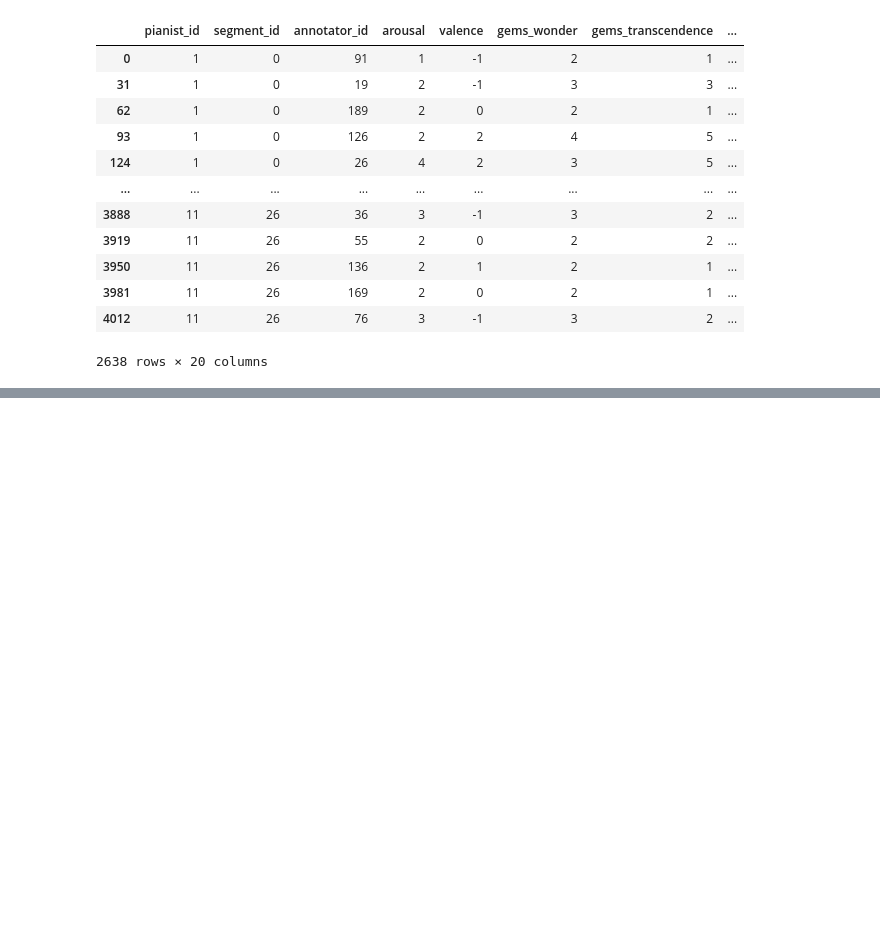
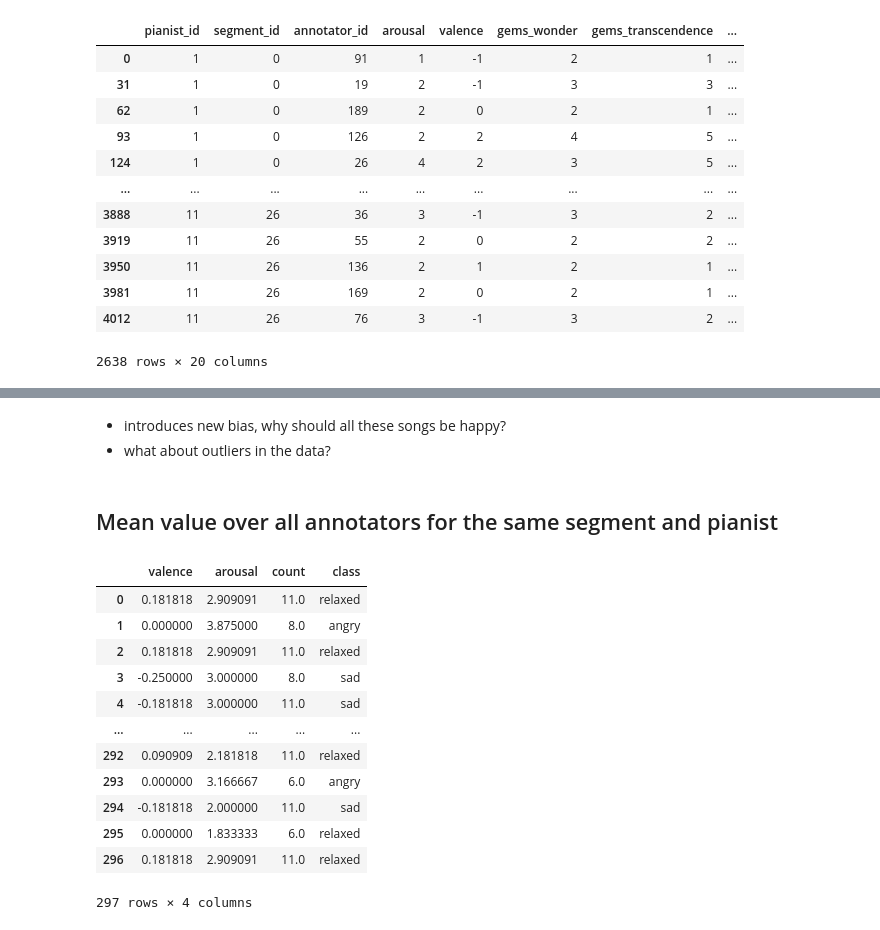
Before and after one commit to The-Deadly-Hyenas/Data-Exploration, a Jupyter notebook: data_exploration_patrick.ipynb, the cells around one changed output, grey strips where cells are left out. Cells and saved outputs as stored; diff of their text form; code cells hidden in the pictures; blank space fills up the shorter version.

```diff
--- a/data_exploration_patrick.ipynb
+++ b/data_exploration_patrick.ipynb
@@ -66,0 +176,32 @@ pandas_annot_df
+# %% [markdown]
+- introduces new bias, why should all these songs be happy?
+- what about outliers in the data?
+# %% [markdown]
+## Mean value over all annotators for the same segment and pianist
+# %%
+annot_df_mean = annot_df.copy()
+group_mean = annot_df_mean.groupby(['pianist_id', 'segment_id']).mean()
+group_mean['class'] = group_mean.apply(lambda row: label_race(row), axis=1)
+
+annot_df_count = annot_df.copy()
+group_count = annot_df_count.groupby(['pianist_id', 'segment_id']).count()
+
+scatter_data_mean = np.stack([group_mean['valence'], group_mean['arousal'], group_count['annotator_id']]).T
+
+scatter_df_mean = pd.DataFrame(data=scatter_data_mean, columns=['valence', 'arousal', 'count'])
+scatter_df_mean['class'] = scatter_df_mean.apply(lambda row: label_race(row), axis=1)
+scatter_df_mean
+# %% [output]
+|  | valence | arousal | count | class |
+| 0 | 0.181818 | 2.909091 | 11.0 | relaxed |
+| 1 | 0.000000 | 3.875000 | 8.0 | angry |
+| 2 | 0.181818 | 2.909091 | 11.0 | relaxed |
+| 3 | -0.250000 | 3.000000 | 8.0 | sad |
+| 4 | -0.181818 | 3.000000 | 11.0 | sad |
+| ... | ... | ... | ... | ... |
+| 292 | 0.090909 | 2.181818 | 11.0 | relaxed |
+| 293 | 0.000000 | 3.166667 | 6.0 | angry |
+| 294 | -0.181818 | 2.000000 | 11.0 | sad |
+| 295 | 0.000000 | 1.833333 | 6.0 | relaxed |
+| 296 | 0.181818 | 2.909091 | 11.0 | relaxed |
+297 rows × 4 columns
```
Also changed, not shown: parts of 19 cells of this notebook.
